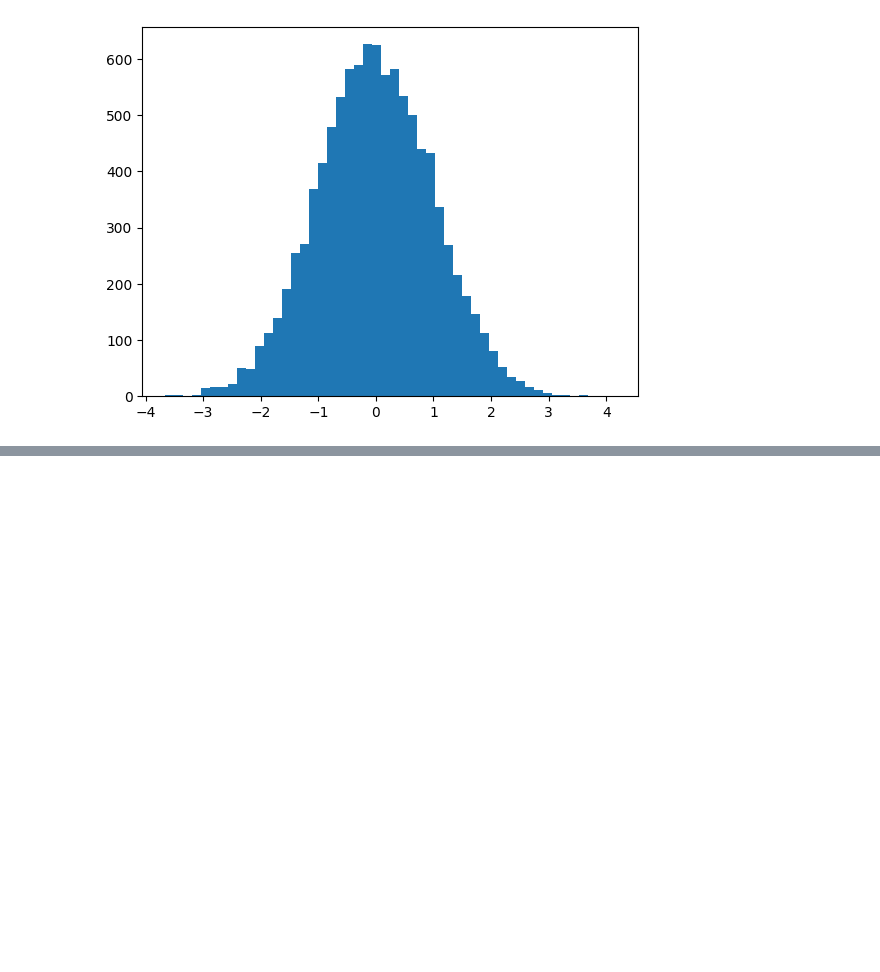
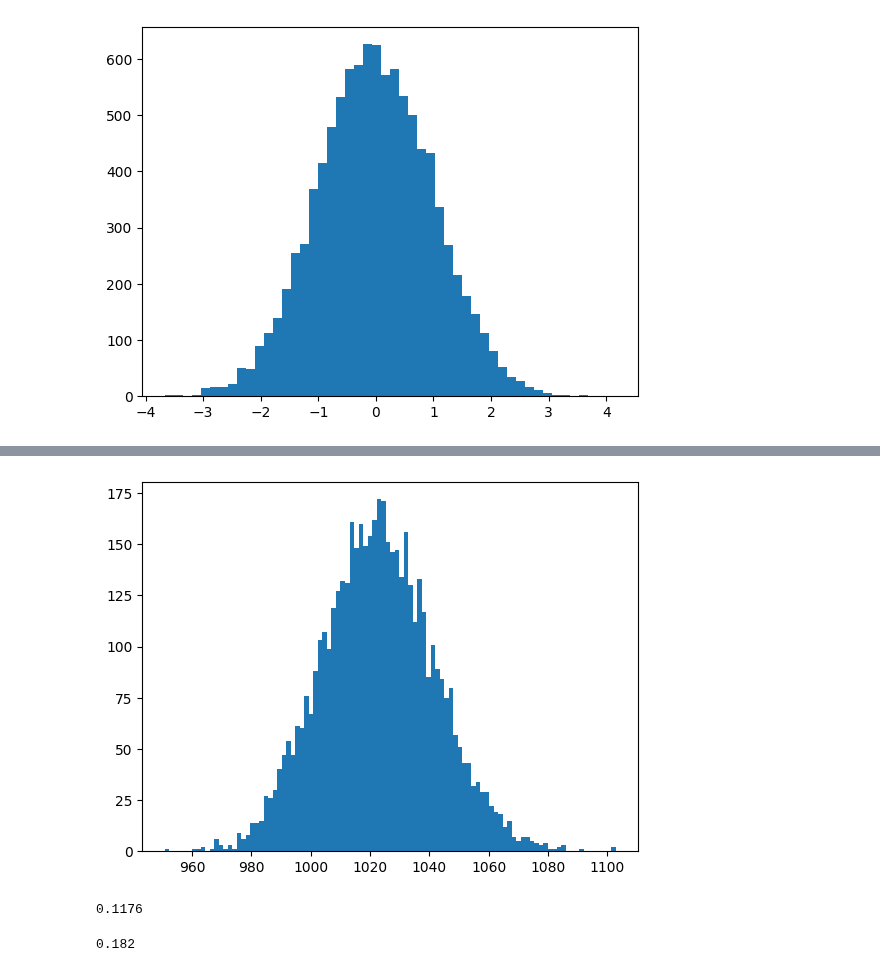
Before and after one commit to pNatTueku/basicPython, a Jupyter notebook: basic_normal_distribution.ipynb, the cells around one changed output, grey strips where cells are left out. Saved outputs shown, nothing was run; the diff lists cells and outputs as text; code cells hidden in the pictures; blank space fills up the shorter version.

```diff
--- a/basic_normal_distribution.ipynb
+++ b/basic_normal_distribution.ipynb
@@ -81,0 +184,9 @@ plt.show()
+# %%
+plt.hist(weights, bins = 100)
+plt.show()
+# %% [output]
+[figure, added]
+# %%
+np.mean(weights < 1000)
+# %% [output]
+0.1176
@@ -81,0 +195,4 @@ plt.show()
+# %%
+np.mean(weights > 1040)
+# %% [output]
+0.182
```
Also changed, not shown: parts of 15 cells of this notebook.
